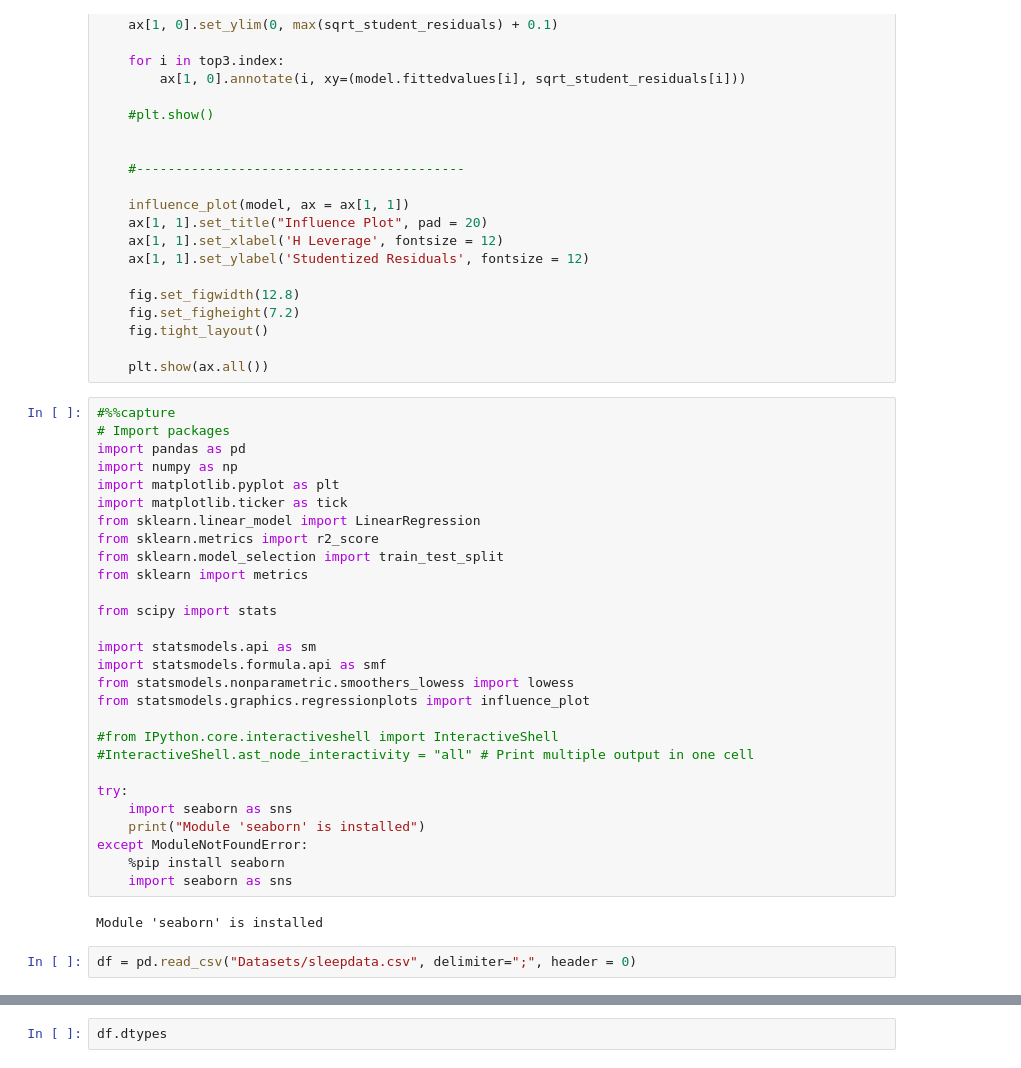
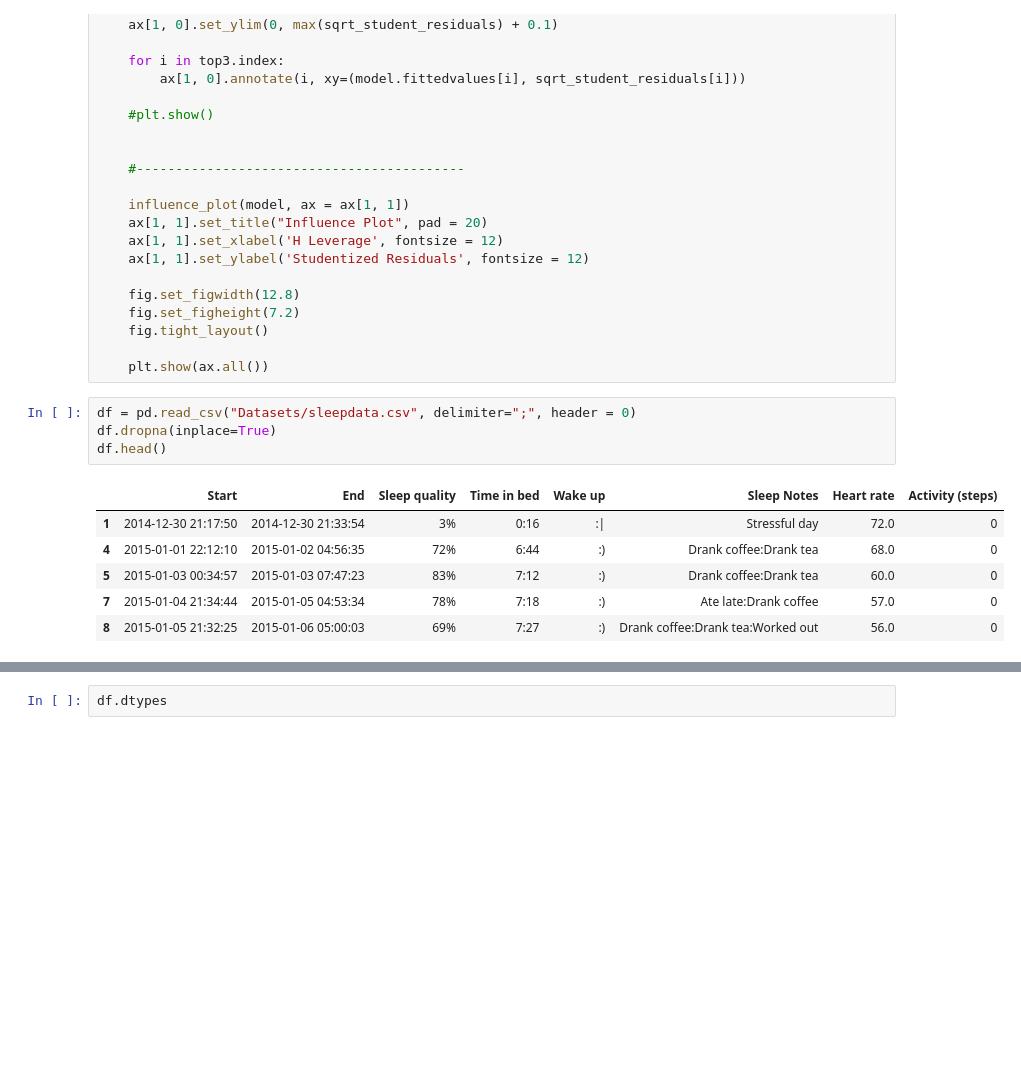
Before and after one commit to arquillen-py/jupyter-books, a Jupyter notebook: Sleep.ipynb, the cells around one changed output, grey strips where cells are left out. Saved outputs shown, nothing was run; the diff lists cells and outputs as text; blank space fills up the shorter version.

```diff
--- a/Sleep.ipynb
+++ b/Sleep.ipynb
@@ -220,38 +222,17 @@ def regression_diagnostic_plots(model: "statsmodels.smf after .fit()"):
     fig.tight_layout()
 
     plt.show(ax.all())
-# %%
-#%%capture
-# Import packages
-import pandas as pd
-import numpy as np
-import matplotlib.pyplot as plt
-import matplotlib.ticker as tick
-from sklearn.linear_model import LinearRegression
-from sklearn.metrics import r2_score
-from sklearn.model_selection import train_test_split
-from sklearn import metrics
-
-from scipy import stats
-
-import statsmodels.api as sm
-import statsmodels.formula.api as smf
-from statsmodels.nonparametric.smoothers_lowess import lowess
-from statsmodels.graphics.regressionplots import influence_plot
-
-#from IPython.core.interactiveshell import InteractiveShell
-#InteractiveShell.ast_node_interactivity = "all" # Print multiple output in one cell
-
-try:
-    import seaborn as sns
-    print("Module 'seaborn' is installed")
-except ModuleNotFoundError:
-    %pip install seaborn
-    import seaborn as sns
-# %% [output]
-Module 'seaborn' is installed
 # %%
 df = pd.read_csv("Datasets/sleepdata.csv", delimiter=";", header = 0)
+df.dropna(inplace=True)
+df.head()
+# %% [output]
+|  | Start | End | Sleep quality | Time in bed | Wake up | Sleep Notes | Heart rate | Activity (steps) |
+| 1 | 2014-12-30 21:17:50 | 2014-12-30 21:33:54 | 3% | 0:16 | :| | Stressful day | 72.0 | 0 |
+| 4 | 2015-01-01 22:12:10 | 2015-01-02 04:56:35 | 72% | 6:44 | :) | Drank coffee:Drank tea | 68.0 | 0 |
+| 5 | 2015-01-03 00:34:57 | 2015-01-03 07:47:23 | 83% | 7:12 | :) | Drank coffee:Drank tea | 60.0 | 0 |
+| 7 | 2015-01-04 21:34:44 | 2015-01-05 04:53:34 | 78% | 7:18 | :) | Ate late:Drank coffee | 57.0 | 0 |
+| 8 | 2015-01-05 21:32:25 | 2015-01-06 05:00:03 | 69% | 7:27 | :) | Drank coffee:Drank tea:Worked out | 56.0 | 0 |
 # %%
 f"This dataset has {df.shape[0]} rows and {df.shape[1]} columns."
 # %% [output]
```
Also changed, not shown: parts of 19 cells of this notebook, 1 other file.
